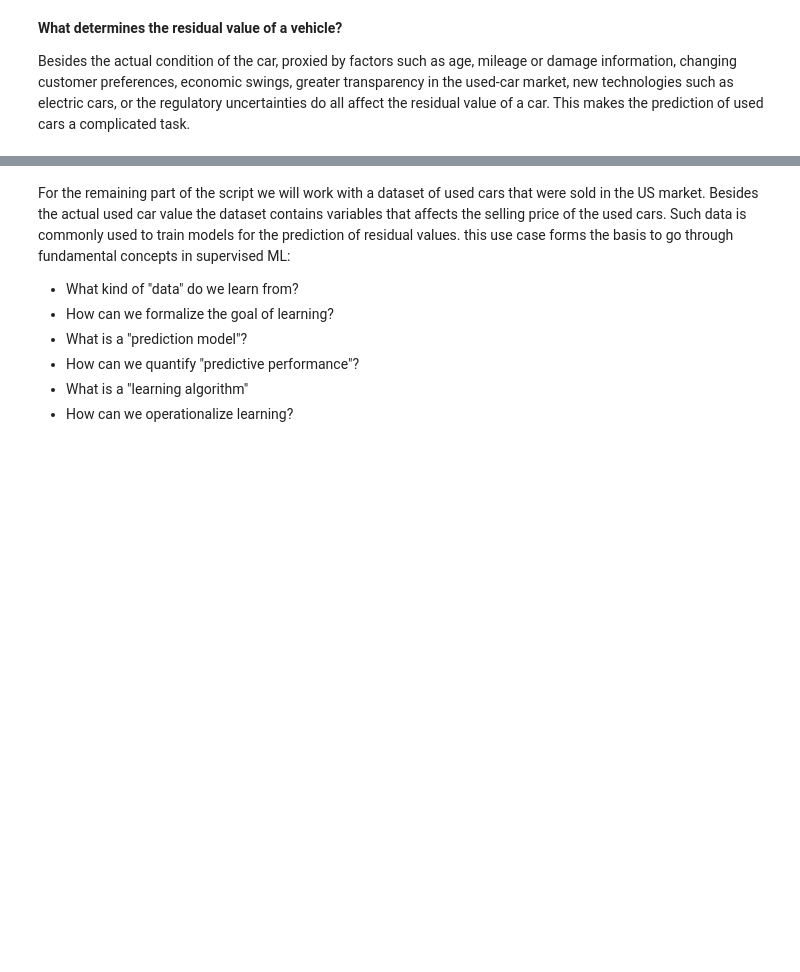
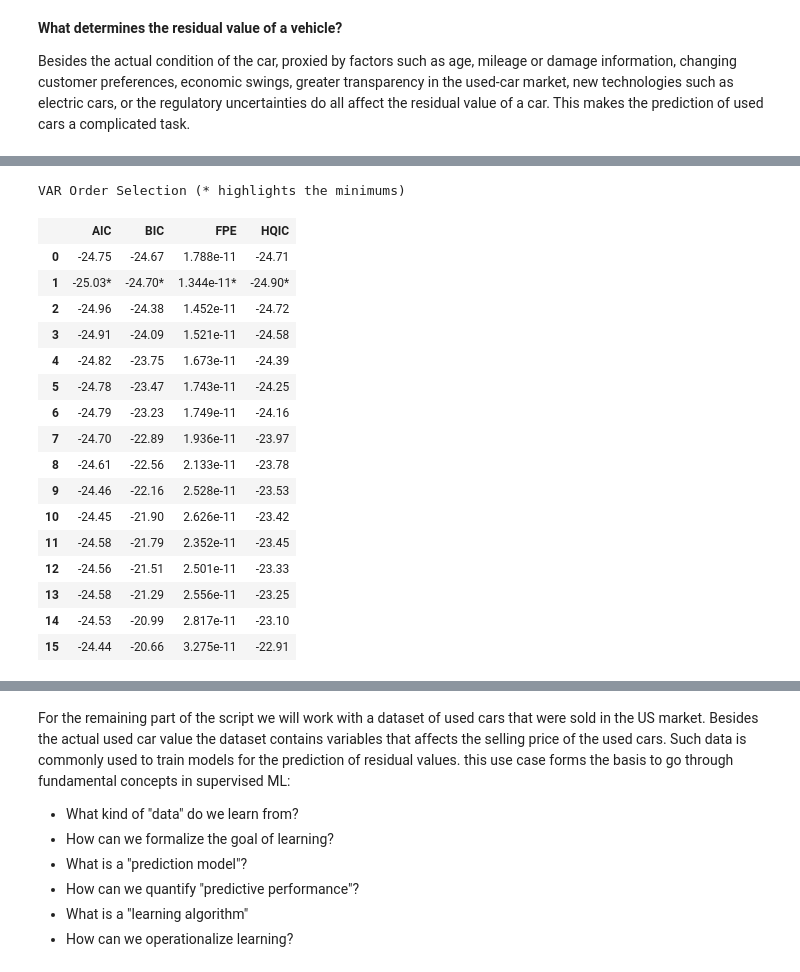
Before and after one commit to julienOlivier3/risk-analytics, a Jupyter notebook: day1_ml.ipynb, the cells around one changed output, grey strips where cells are left out. Cells and saved outputs as stored; diff of their text form; code cells hidden in the pictures; blank space fills up the shorter version.

```diff
--- a/day1_ml.ipynb
+++ b/day1_ml.ipynb
@@ -66,0 +81,23 @@ Besides the actual condition of the car, proxied by factors such as age, mileage
+# %%
+lag_order = var.select_order(15)
+# %%
+lag_order.summary()
+# %% [output]
+VAR Order Selection (* highlights the minimums)
+|  | AIC | BIC | FPE | HQIC |
+| 0 | -24.75 | -24.67 | 1.788e-11 | -24.71 |
+| 1 | -25.03* | -24.70* | 1.344e-11* | -24.90* |
+| 2 | -24.96 | -24.38 | 1.452e-11 | -24.72 |
+| 3 | -24.91 | -24.09 | 1.521e-11 | -24.58 |
+| 4 | -24.82 | -23.75 | 1.673e-11 | -24.39 |
+| 5 | -24.78 | -23.47 | 1.743e-11 | -24.25 |
+| 6 | -24.79 | -23.23 | 1.749e-11 | -24.16 |
+| 7 | -24.70 | -22.89 | 1.936e-11 | -23.97 |
+| 8 | -24.61 | -22.56 | 2.133e-11 | -23.78 |
+| 9 | -24.46 | -22.16 | 2.528e-11 | -23.53 |
+| 10 | -24.45 | -21.90 | 2.626e-11 | -23.42 |
+| 11 | -24.58 | -21.79 | 2.352e-11 | -23.45 |
+| 12 | -24.56 | -21.51 | 2.501e-11 | -23.33 |
+| 13 | -24.58 | -21.29 | 2.556e-11 | -23.25 |
+| 14 | -24.53 | -20.99 | 2.817e-11 | -23.10 |
+| 15 | -24.44 | -20.66 | 3.275e-11 | -22.91 |
```
Also changed, not shown: parts of 7 cells of this notebook, 9 other files.
